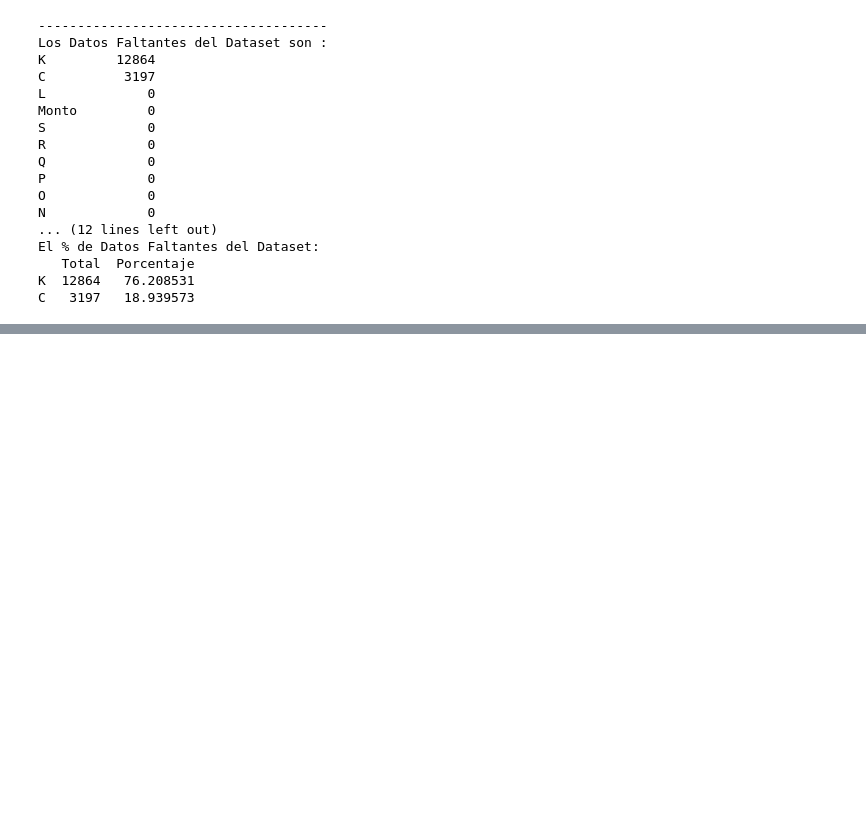
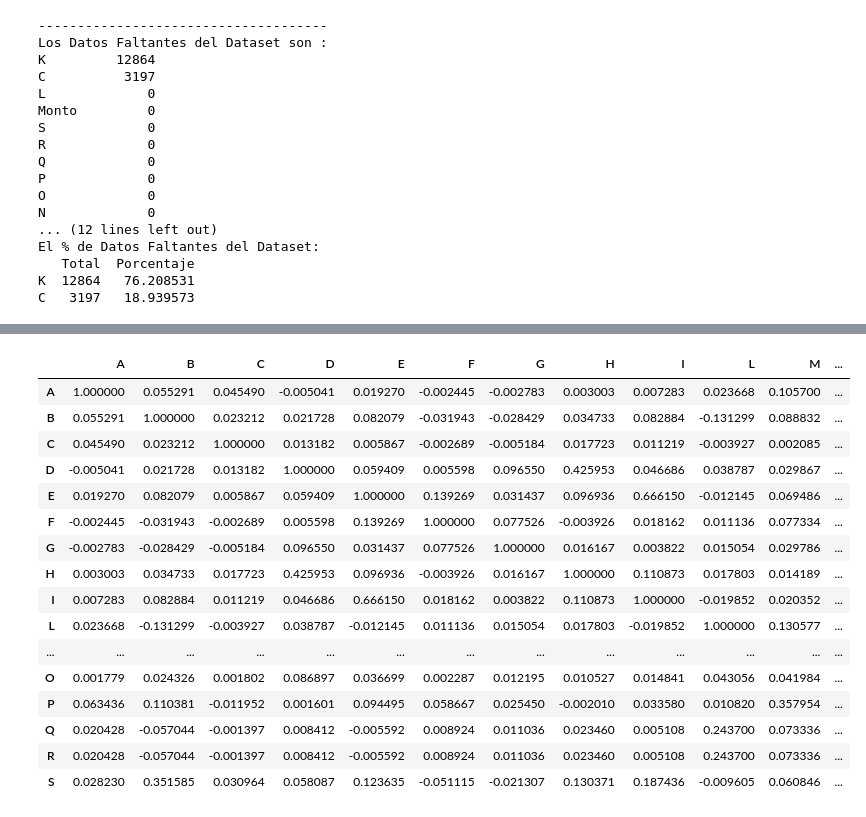
Before and after one commit to diosimar/deteccion-de-fraude, a Jupyter notebook: EDA.ipynb, the cells around one changed output, grey strips where cells are left out. Drawn from its saved outputs; the diff is of its cells as text; code cells hidden in the pictures; blank space fills up the shorter version.

```diff
--- a/EDA.ipynb
+++ b/EDA.ipynb
@@ -130,0 +177,21 @@ plt.show()
+# %%
+corr = df.corr()
+corr.style.background_gradient(cmap='coolwarm')
+# %% [output]
+|  | A | B | C | D | E | F | G | H | I | L | M | ... |
+| A | 1.000000 | 0.055291 | 0.045490 | -0.005041 | 0.019270 | -0.002445 | -0.002783 | 0.003003 | 0.007283 | 0.023668 | 0.105700 | ... |
+| B | 0.055291 | 1.000000 | 0.023212 | 0.021728 | 0.082079 | -0.031943 | -0.028429 | 0.034733 | 0.082884 | -0.131299 | 0.088832 | ... |
+| C | 0.045490 | 0.023212 | 1.000000 | 0.013182 | 0.005867 | -0.002689 | -0.005184 | 0.017723 | 0.011219 | -0.003927 | 0.002085 | ... |
+| D | -0.005041 | 0.021728 | 0.013182 | 1.000000 | 0.059409 | 0.005598 | 0.096550 | 0.425953 | 0.046686 | 0.038787 | 0.029867 | ... |
+| E | 0.019270 | 0.082079 | 0.005867 | 0.059409 | 1.000000 | 0.139269 | 0.031437 | 0.096936 | 0.666150 | -0.012145 | 0.069486 | ... |
+| F | -0.002445 | -0.031943 | -0.002689 | 0.005598 | 0.139269 | 1.000000 | 0.077526 | -0.003926 | 0.018162 | 0.011136 | 0.077334 | ... |
+| G | -0.002783 | -0.028429 | -0.005184 | 0.096550 | 0.031437 | 0.077526 | 1.000000 | 0.016167 | 0.003822 | 0.015054 | 0.029786 | ... |
+| H | 0.003003 | 0.034733 | 0.017723 | 0.425953 | 0.096936 | -0.003926 | 0.016167 | 1.000000 | 0.110873 | 0.017803 | 0.014189 | ... |
+| I | 0.007283 | 0.082884 | 0.011219 | 0.046686 | 0.666150 | 0.018162 | 0.003822 | 0.110873 | 1.000000 | -0.019852 | 0.020352 | ... |
+| L | 0.023668 | -0.131299 | -0.003927 | 0.038787 | -0.012145 | 0.011136 | 0.015054 | 0.017803 | -0.019852 | 1.000000 | 0.130577 | ... |
+| ... | ... | ... | ... | ... | ... | ... | ... | ... | ... | ... | ... | ... |
+| O | 0.001779 | 0.024326 | 0.001802 | 0.086897 | 0.036699 | 0.002287 | 0.012195 | 0.010527 | 0.014841 | 0.043056 | 0.041984 | ... |
+| P | 0.063436 | 0.110381 | -0.011952 | 0.001601 | 0.094495 | 0.058667 | 0.025450 | -0.002010 | 0.033580 | 0.010820 | 0.357954 | ... |
+| Q | 0.020428 | -0.057044 | -0.001397 | 0.008412 | -0.005592 | 0.008924 | 0.011036 | 0.023460 | 0.005108 | 0.243700 | 0.073336 | ... |
+| R | 0.020428 | -0.057044 | -0.001397 | 0.008412 | -0.005592 | 0.008924 | 0.011036 | 0.023460 | 0.005108 | 0.243700 | 0.073336 | ... |
+| S | 0.028230 | 0.351585 | 0.030964 | 0.058087 | 0.123635 | -0.051115 | -0.021307 | 0.130371 | 0.187436 | -0.009605 | 0.060846 | ... |
```
Also changed, not shown: parts of 26 cells of this notebook.
